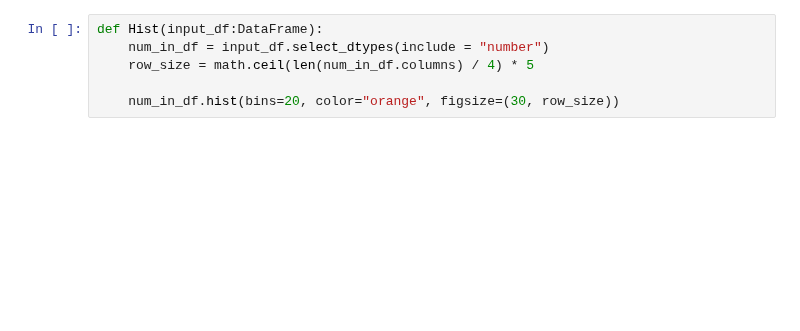
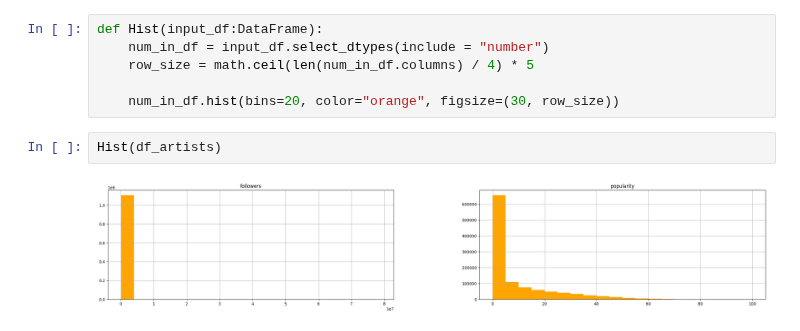
Before and after one commit to mavwong/SpotifyDataAnalysis, a Jupyter notebook: exploration.ipynb, the cells around one changed output. Saved outputs shown, nothing was run; the diff lists cells and outputs as text; blank space fills up the shorter version.

```diff
--- a/exploration.ipynb
+++ b/exploration.ipynb
@@ -64,3 +62,7 @@ def Hist(input_df:DataFrame):
     row_size = math.ceil(len(num_in_df.columns) / 4) * 5
 
     num_in_df.hist(bins=20, color="orange", figsize=(30, row_size))
+# %%
+Hist(df_artists)
+# %% [output]
+[figure, added]
```
Also changed, not shown: parts of 1 cell of this notebook, 5 other files.
